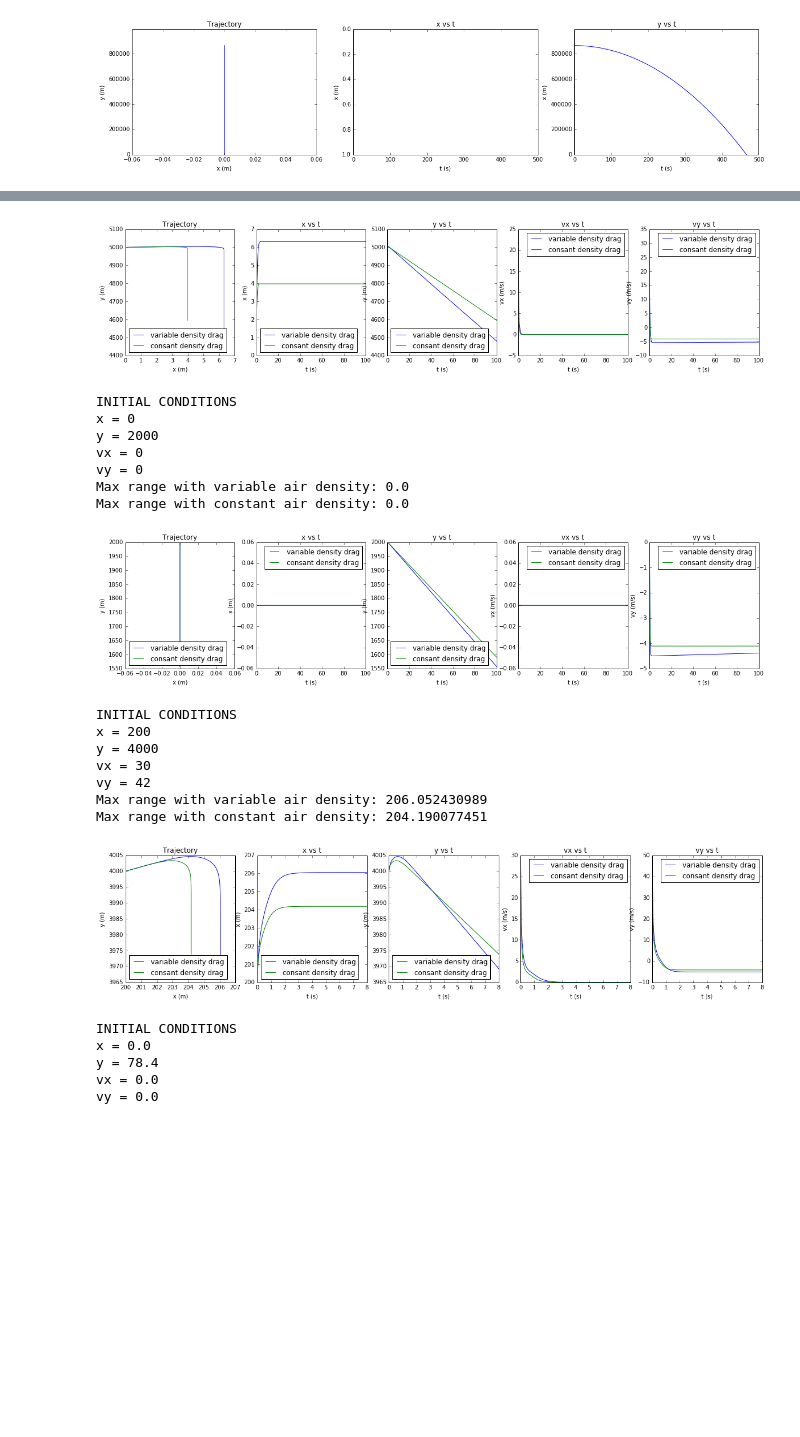
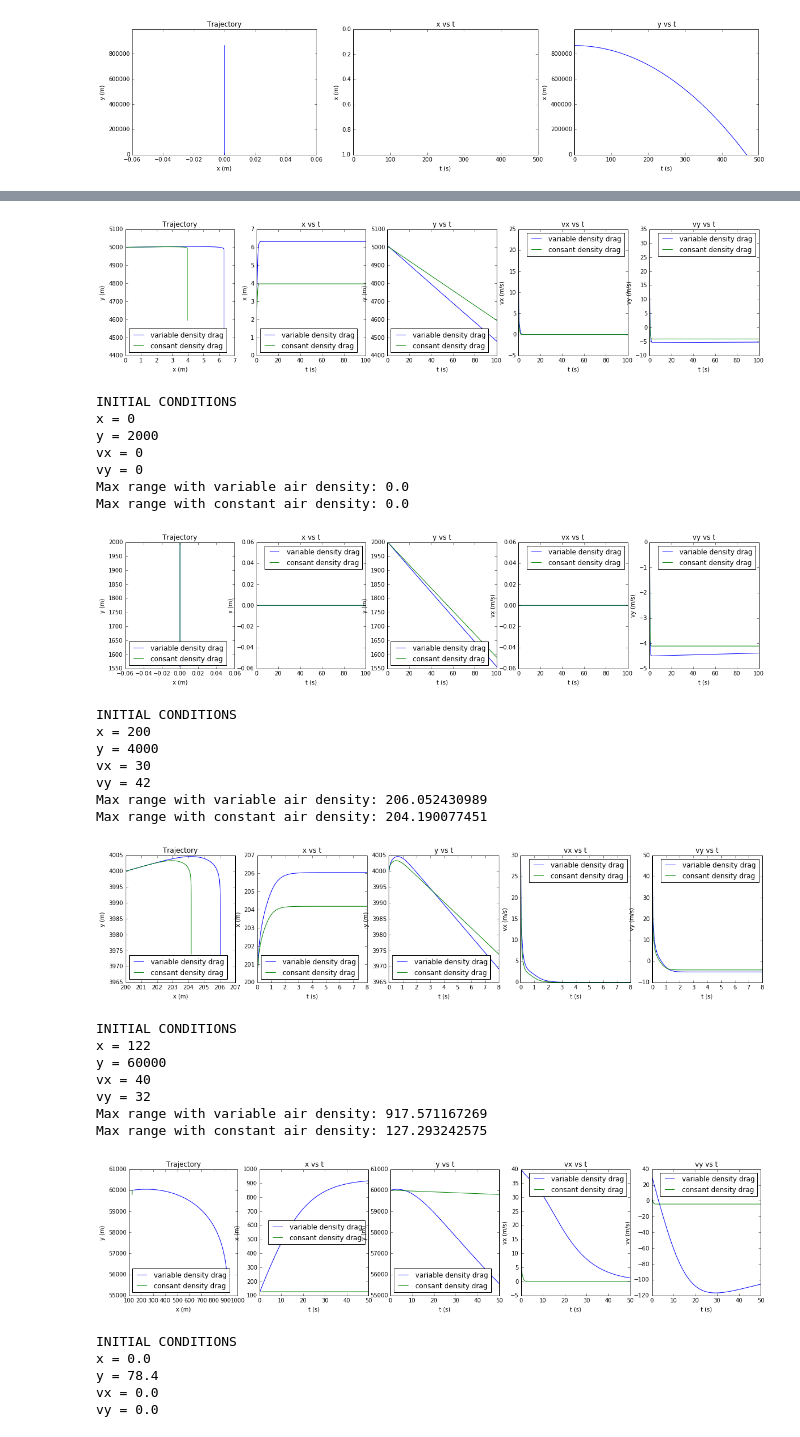
Before and after one commit to pitt1321/Nicholas-Sean-Rocket-Launch, a Jupyter notebook: Drag Density and Gravity Testing.ipynb, the cells around one changed output, grey strips where cells are left out. Saved outputs shown, nothing was run; the diff lists cells and outputs as text; code cells hidden in the pictures; blank space fills up the shorter version.

```diff
--- a/Drag Density and Gravity Testing.ipynb
+++ b/Drag Density and Gravity Testing.ipynb
@@ -312,6 +302,7 @@ init1 = np.array([0, 3000, 10, 10])
 init2 = np.array([0, 5000, 23, 31])
 init3 = np.array([0, 2000, 0, 0])
 init4 = np.array([200, 4000, 30, 42])
+init5 = np.array([122, 60000, 40, 32])
 
 print_init(init1)
 test_F2_F3(init1, 100, 10000)
@@ -324,39 +315,50 @@ test_F2_F3(init3, 100, 10000)
 
 print_init(init4)
 test_F2_F3(init4, 8, 10000)
+
+print_init(init5)
+test_F2_F3(init5, 50, 10000)
 # %% [output]
 INITIAL CONDITIONS
 x = 0
 y = 3000
 vx = 10
 vy = 10
 Max range with variable air density: 4.18771407564
 Max range with constant air density: 3.29199634977
 [figure]
 INITIAL CONDITIONS
 x = 0
 y = 5000
 vx = 23
 vy = 31
 Max range with variable air density: 6.32389149614
 Max range with constant air density: 3.97420538444
 [figure]
 INITIAL CONDITIONS
 x = 0
 y = 2000
 vx = 0
 vy = 0
 Max range with variable air density: 0.0
 Max range with constant air density: 0.0
 [figure]
 INITIAL CONDITIONS
 x = 200
 y = 4000
 vx = 30
 vy = 42
 Max range with variable air density: 206.052430989
 Max range with constant air density: 204.190077451
 [figure]
+INITIAL CONDITIONS
+x = 122
+y = 60000
+vx = 40
+vy = 32
+Max range with variable air density: 917.571167269
+Max range with constant air density: 127.293242575
+[figure, added]
 # %%
 def x_acceleration4(y, vx, vy):
     F_drag_x, F_drag_y = force_drag(y, vx, vy)
```
Also changed, not shown: parts of 3 cells of this notebook, 1 other file.
